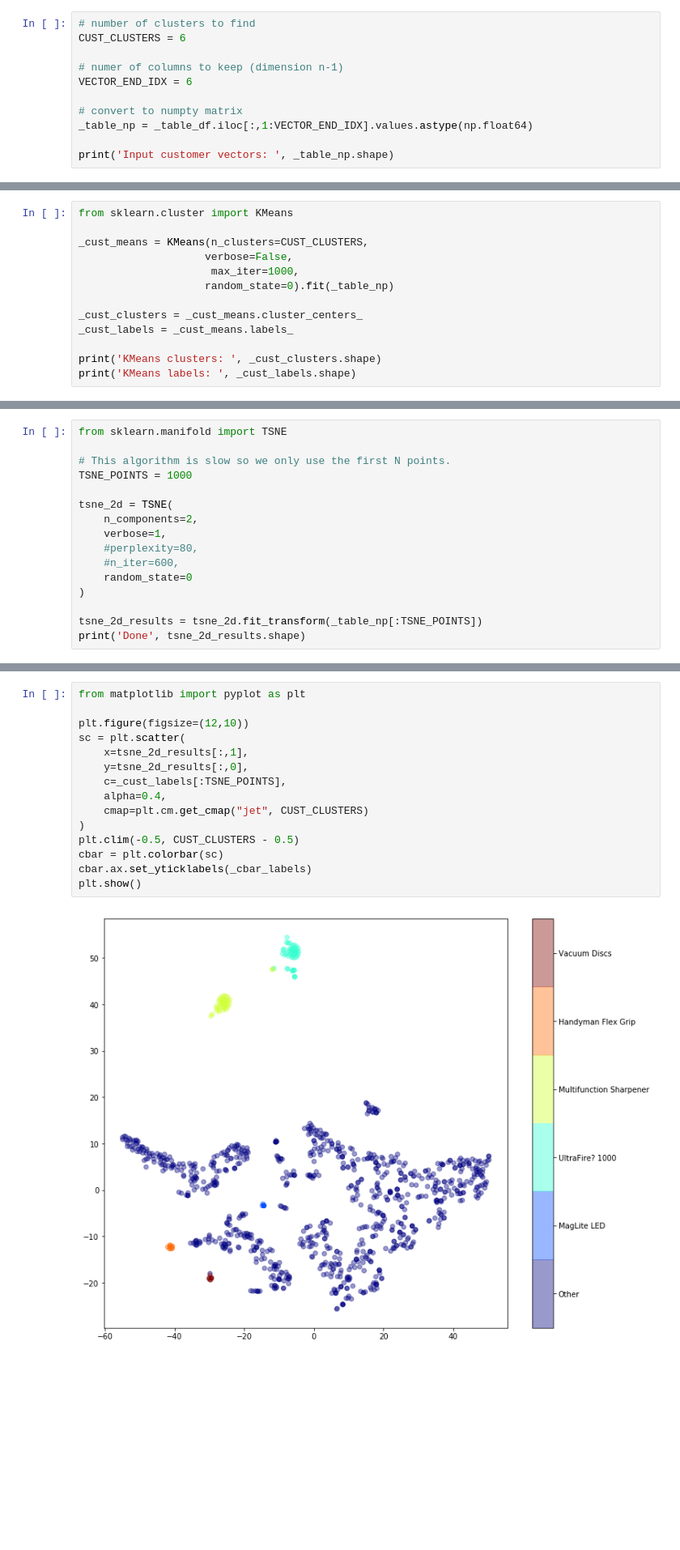
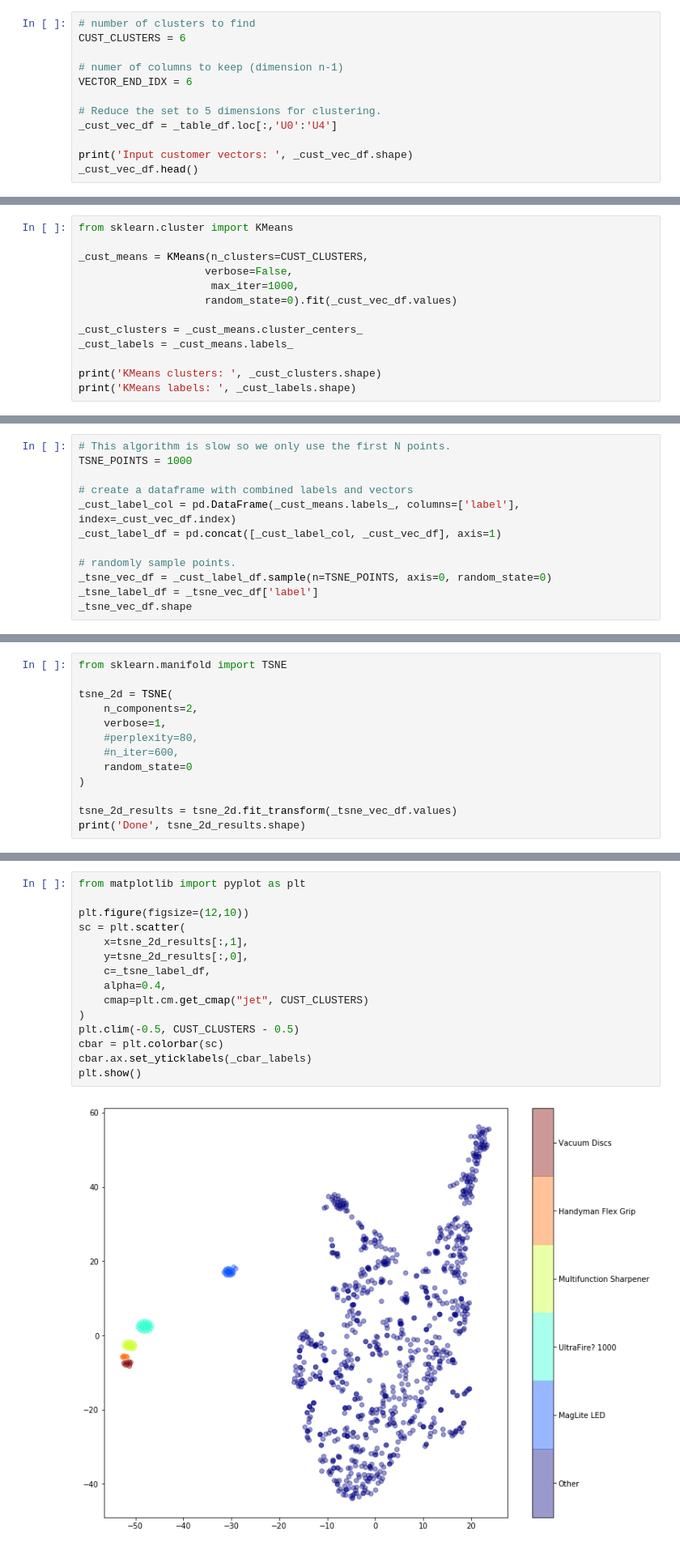
Before and after one commit to kineticadb/kinetica-jupyterlab, a Jupyter notebook: notebooks/SVD/svd_4_visualization.ipynb, the cells around one changed output, grey strips where cells are left out. Shown at 81% size. Cells and saved outputs as stored; diff of their text form; blank space fills up the shorter version.

```diff
--- a/notebooks/SVD/svd_4_visualization.ipynb
+++ b/notebooks/SVD/svd_4_visualization.ipynb
@@ -63,9 +70,10 @@ CUST_CLUSTERS = 6
 # numer of columns to keep (dimension n-1)
 VECTOR_END_IDX = 6
 
-# convert to numpty matrix
-_table_np = _table_df.iloc[:,1:VECTOR_END_IDX].values.astype(np.float64)
+# Reduce the set to 5 dimensions for clustering.
+_cust_vec_df = _table_df.loc[:,'U0':'U4']
 
-print('Input customer vectors: ', _table_np.shape)
+print('Input customer vectors: ', _cust_vec_df.shape)
+_cust_vec_df.head()
 # %% [output]
 Input customer vectors:  (65531, 5)
@@ -83,7 +99,7 @@ from sklearn.cluster import KMeans
 _cust_means = KMeans(n_clusters=CUST_CLUSTERS,
                     verbose=False,
                      max_iter=1000,
-                    random_state=0).fit(_table_np)
+                    random_state=0).fit(_cust_vec_df.values)
 
 _cust_clusters = _cust_means.cluster_centers_
 _cust_labels = _cust_means.labels_
@@ -237,0 +260,12 @@ _cbar_labels = [
+# %%
+# This algorithm is slow so we only use the first N points.
+TSNE_POINTS = 1000
+
+# create a dataframe with combined labels and vectors
+_cust_label_col = pd.DataFrame(_cust_means.labels_, columns=['label'], index=_cust_vec_df.index)
+_cust_label_df = pd.concat([_cust_label_col, _cust_vec_df], axis=1)
+
+# randomly sample points.
+_tsne_vec_df = _cust_label_df.sample(n=TSNE_POINTS, axis=0, random_state=0)
+_tsne_label_df = _tsne_vec_df['label']
+_tsne_vec_df.shape
@@ -243,9 +279,6 @@ We can't plot 10 dimensional vectors so we use [t-SNE][TSNE] (t-distributed Stoc
 [TSNE]:<http://scikit-learn.org/stable/modules/manifold.html#t-sne>
 # %%
 from sklearn.manifold import TSNE
-
-# This algorithm is slow so we only use the first N points.
-TSNE_POINTS = 1000
 
 tsne_2d = TSNE(
     n_components=2,
@@ -255,7 +288,7 @@ tsne_2d = TSNE(
     random_state=0
 )
 
-tsne_2d_results = tsne_2d.fit_transform(_table_np[:TSNE_POINTS])
+tsne_2d_results = tsne_2d.fit_transform(_tsne_vec_df.values)
 print('Done', tsne_2d_results.shape)
 # %% [output]
 [t-SNE] Computing 91 nearest neighbors...
@@ -273,20 +306,20 @@ We plot the t-SNE points using colors to identify each of the clusters.
 # %%
 from matplotlib import pyplot as plt
 
 plt.figure(figsize=(12,10))
 sc = plt.scatter(
     x=tsne_2d_results[:,1],
     y=tsne_2d_results[:,0],
-    c=_cust_labels[:TSNE_POINTS],
+    c=_tsne_label_df,
     alpha=0.4,
     cmap=plt.cm.get_cmap("jet", CUST_CLUSTERS)
 )
 plt.clim(-0.5, CUST_CLUSTERS - 0.5)
 cbar = plt.colorbar(sc)
 cbar.ax.set_yticklabels(_cbar_labels)
 plt.show()
 # %% [output]
-[figure, old version]
+[figure, new version]
 # %% [markdown]
 ### 3D t-SNE Visualization
 
```
Also changed, not shown: parts of 18 cells of this notebook, 11 other files.
